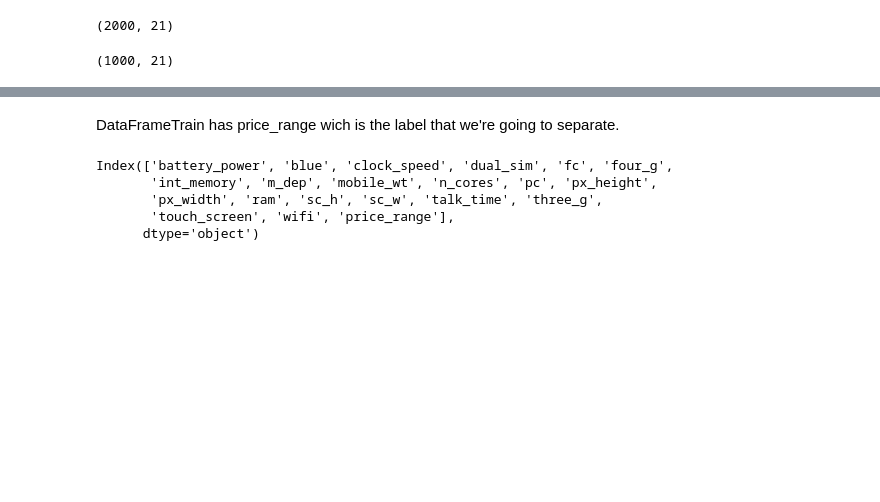
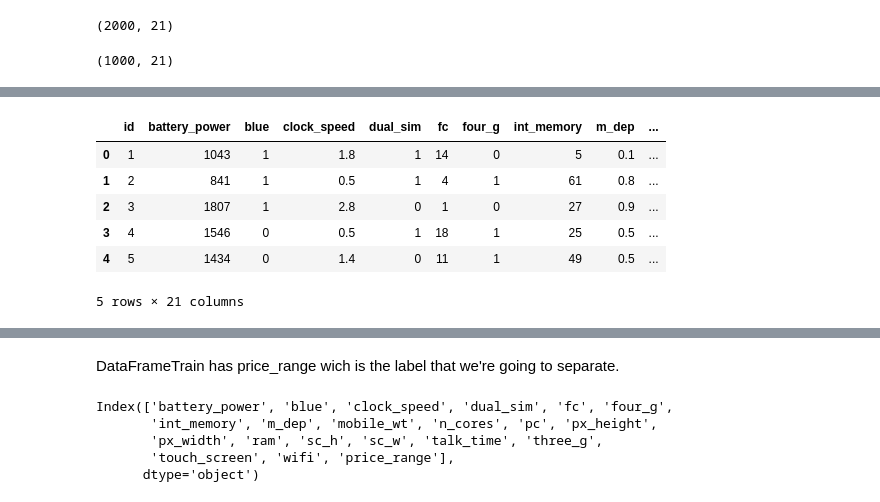
Before and after one commit to b4lbs/kaggle_mobile_price_classification, a Jupyter notebook: mobile_price_classification.ipynb, the cells around one changed output, grey strips where cells are left out. Saved outputs shown, nothing was run; the diff lists cells and outputs as text; code cells hidden in the pictures; blank space fills up the shorter version.

```diff
--- a/mobile_price_classification.ipynb
+++ b/mobile_price_classification.ipynb
@@ -14,0 +30,10 @@ DataFrameTest.shape
+# %%
+DataFrameTest.head()
+# %% [output]
+|  | id | battery_power | blue | clock_speed | dual_sim | fc | four_g | int_memory | m_dep | ... |
+| 0 | 1 | 1043 | 1 | 1.8 | 1 | 14 | 0 | 5 | 0.1 | ... |
+| 1 | 2 | 841 | 1 | 0.5 | 1 | 4 | 1 | 61 | 0.8 | ... |
+| 2 | 3 | 1807 | 1 | 2.8 | 0 | 1 | 0 | 27 | 0.9 | ... |
+| 3 | 4 | 1546 | 0 | 0.5 | 1 | 18 | 1 | 25 | 0.5 | ... |
+| 4 | 5 | 1434 | 0 | 1.4 | 0 | 11 | 1 | 49 | 0.5 | ... |
+5 rows × 21 columns
```
Also changed, not shown: parts of 14 cells of this notebook.
